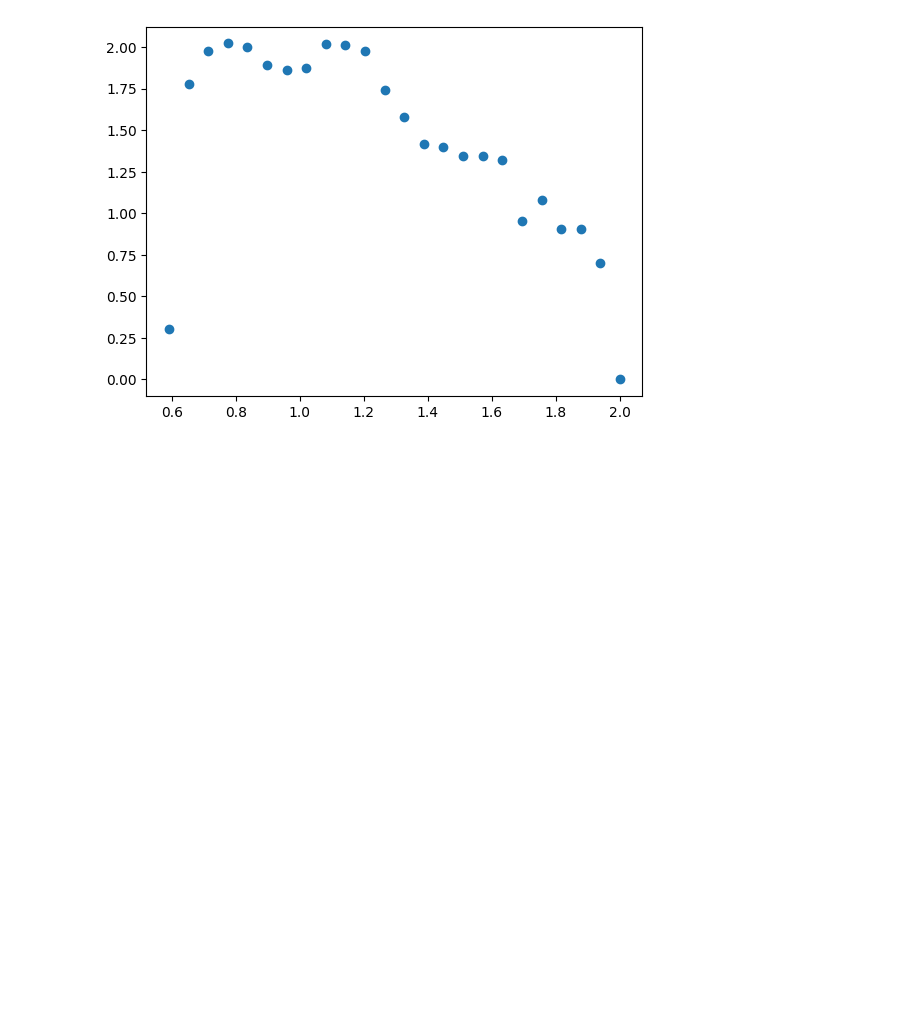
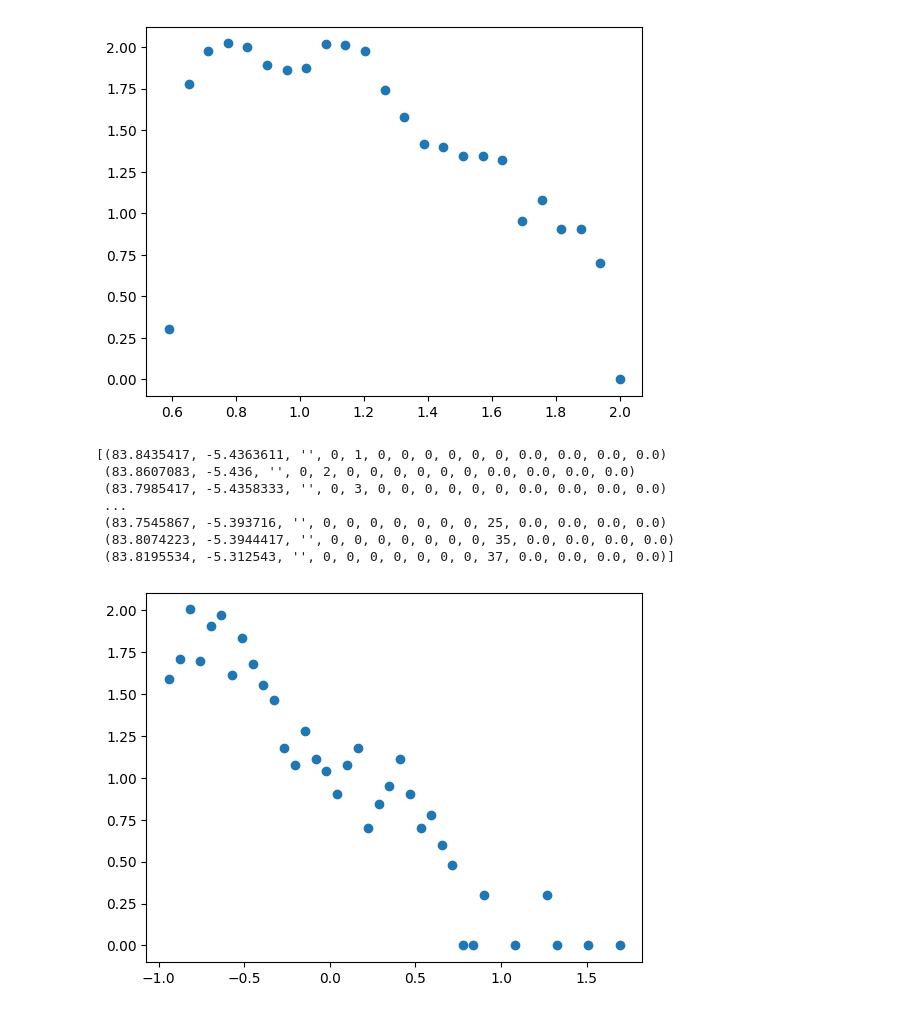
Before and after one commit to laxm7/sta_project, a Jupyter notebook: imf_chiara_felix_laxman.ipynb, the cells around one changed output. Saved outputs shown, nothing was run; the diff lists cells and outputs as text; code cells hidden in the pictures; blank space fills up the shorter version.

```diff
--- a/imf_chiara_felix_laxman.ipynb
+++ b/imf_chiara_felix_laxman.ipynb
@@ -40,3 +40,27 @@ Seq   oRA    oDE   AKs(RL) AKs(N) Mi(RL) ...  Jmag   Hmag  Ksmag  A(Ks)  F   Mm
 3351 32.364 28.832    -9.0   -9.0 -999.0 ... 15.878  -99.0 32.021    --   5   0
 Length = 3351 rows
 [figure]
+# %%
+import numpy as np
+from matplotlib import pyplot as plt
+from astropy.io import ascii, fits
+
+table = fits.getdata("./ONC/table3.dat.fits", readme="./ONC/ReadMe.txt")
+print(table)
+m = table["MH97b"]
+m = m[m>0]
+
+x = np.logspace(-1, 2, 50)
+y, _ = np.histogram(m, x)
+
+plt.plot(np.log10(x[1:]), np.log10(y), "o")
+plt.show()
+# %% [output]
+[(83.8435417, -5.4363611, '', 0, 1, 0, 0, 0, 0, 0, 0, 0.0, 0.0, 0.0, 0.0)
+ (83.8607083, -5.436, '', 0, 2, 0, 0, 0, 0, 0, 0, 0.0, 0.0, 0.0, 0.0)
+ (83.7985417, -5.4358333, '', 0, 3, 0, 0, 0, 0, 0, 0, 0.0, 0.0, 0.0, 0.0)
+ ...
+ (83.7545867, -5.393716, '', 0, 0, 0, 0, 0, 0, 0, 25, 0.0, 0.0, 0.0, 0.0)
+ (83.8074223, -5.3944417, '', 0, 0, 0, 0, 0, 0, 0, 35, 0.0, 0.0, 0.0, 0.0)
+ (83.8195534, -5.312543, '', 0, 0, 0, 0, 0, 0, 0, 37, 0.0, 0.0, 0.0, 0.0)]
+[figure, added]
```
Also changed, not shown: parts of 2 cells of this notebook, 6 other files.
